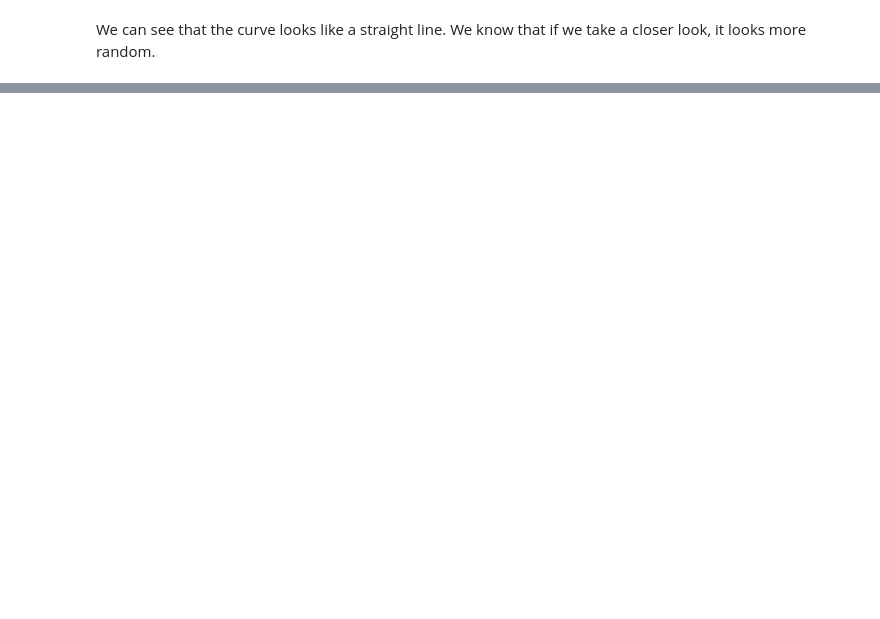
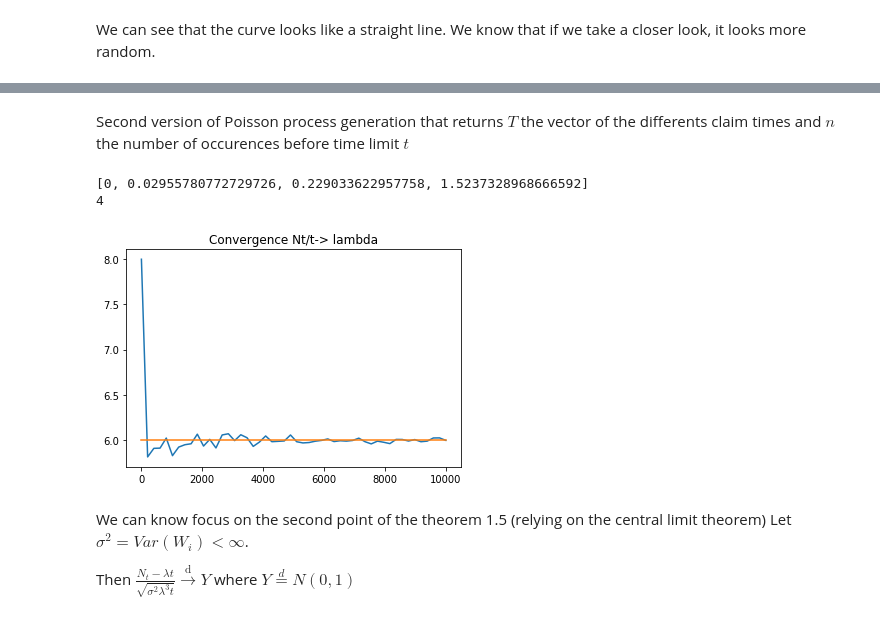
Before and after one commit to joaaanko/4GMM_PIR_Actuariat, a Jupyter notebook: Poisson process first theorems.ipynb, the cells around one changed output, grey strips where cells are left out. Cells and saved outputs as stored; diff of their text form; code cells hidden in the pictures; blank space fills up the shorter version.

Commit message:
Update Poisson process first theorems.ipynb
Adding other version of process generation and 1.5 convergence theorem test

```diff
--- a/Poisson process first theorems.ipynb
+++ b/Poisson process first theorems.ipynb
@@ -58 +59,51 @@ The value of N_t/t equals: 4.99554
 t=100000
+# %% [markdown]
+Second version of Poisson process generation that returns $T$ the vector of the differents claim times and $n$ the number of occurences before time limit $t$
+# %%
+def poiss (t,lamb):
+    T0=0
+    T=[]
+    Ti=T0
+
+    while Ti < t:
+        T+=[Ti]
+        u=np.random.uniform()
+        e=-(np.log(u)/lamb)
+        Ti+=e # the interarrival times has a en exponential distribution
+
+    n=len (T)
+    return (T,n)
+# %%
+## Test
+lam=2
+t=2
+T,n=poiss (t,lam)
+print (T)
+print (n)
+# %% [output]
+[0, 0.02955780772729726, 0.229033622957758, 1.5237328968666592]
+4
+# %%
+def conv (lamb,L):
+
+    N=[]
+    for t in L:
+        T,n=poiss(t,lamb)
+        N+= [n/t]
+    plt.plot (L,N) #valeur empirique
+    plt.plot(L,lamb*np.ones(len(L))) # valeur théorique
+    plt.title("Convergence Nt/t-> lambda")
+    plt.show()
+
+    return N
+# %%
+L=np.linspace (1,10000,50)
+vect_N=conv(6,L)
+# %% [output]
+[figure, added]
+# %% [markdown]
+We can know focus on the second point of the theorem 1.5 (relying on the central limit theorem)
+Let  $\sigma^2= Var(W_i)<\infty $.
+
+Then $\frac{N_t-\lambda t}{\sqrt{\sigma^2 \lambda^3 t}}  \xrightarrow{\text{d}} Y$  where $Y \overset{d}{=} N(0,1)
+$
```
Also changed, not shown: parts of 7 cells of this notebook.
